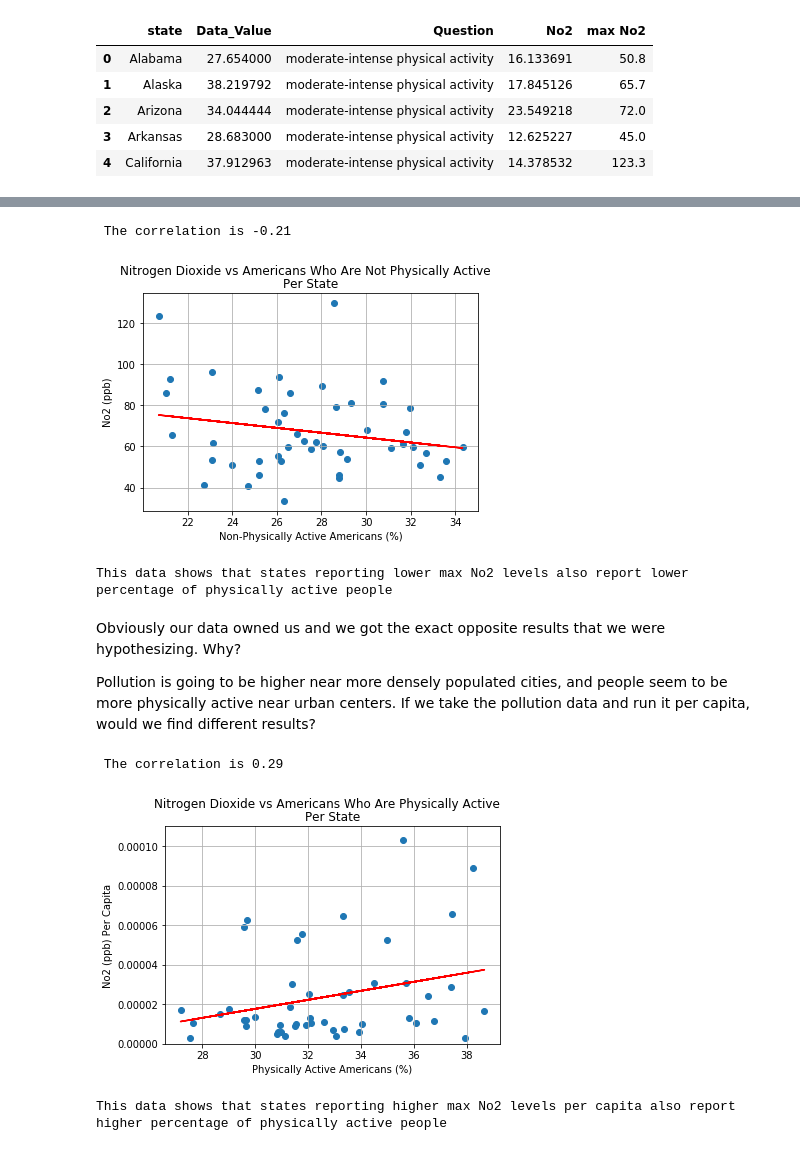
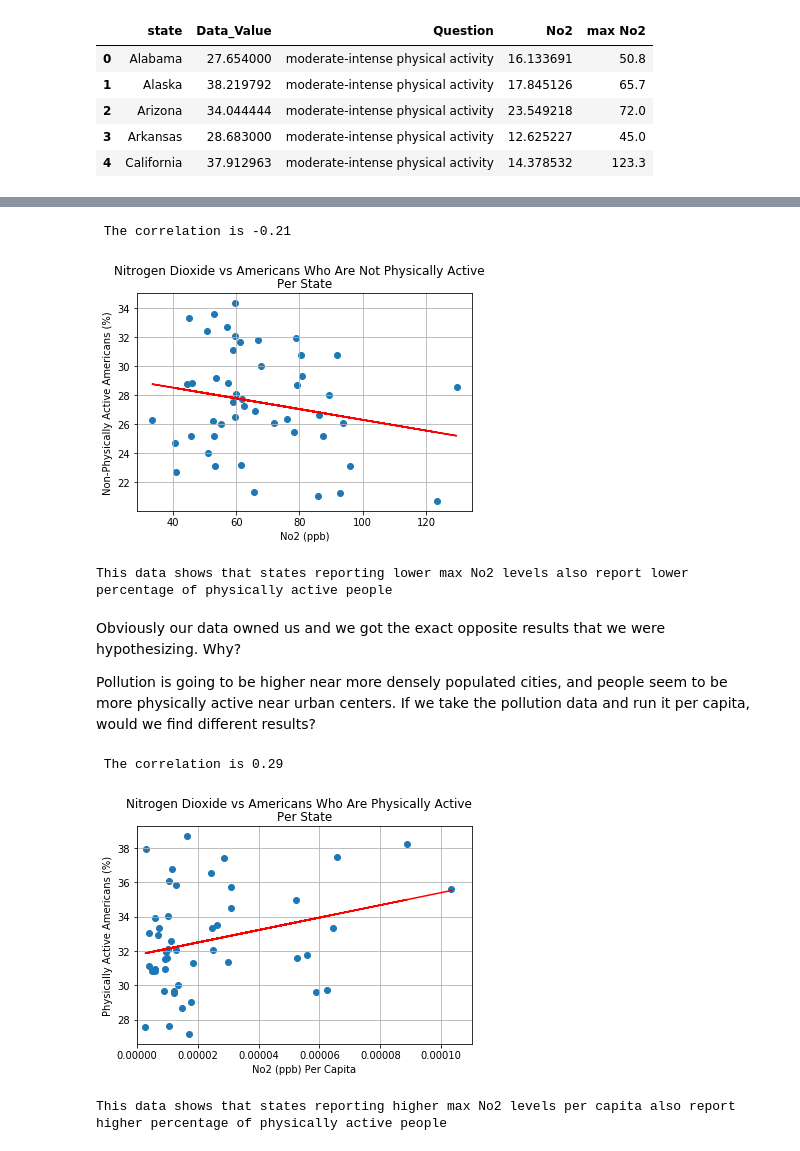
Before and after one commit to BrittLHeth/Project-1-API, a Jupyter notebook: Leah_No2_Final.ipynb, the cells around one changed output, grey strips where cells are left out. Cells and saved outputs as stored; diff of their text form; code cells hidden in the pictures.

```diff
--- a/Leah_No2_Final.ipynb
+++ b/Leah_No2_Final.ipynb
@@ -262,13 +262,13 @@ print(f"This data shows that states reporting higher max No2 levels also report
 This data shows that states reporting higher max No2 levels also report higher percentage of physically active people
 # %%
 # No2 levels compared to no physical activity
-scatter_plot(merged_no_active["Data_Value"], merged_no_active["max No2"], True, "Nitrogen Dioxide vs Americans Who Are Not Physically Active", "Per State", "Non-Physically Active Americans (%)", "No2 (ppb)")
+scatter_plot(merged_no_active["max No2"], merged_no_active["Data_Value"], True, "Nitrogen Dioxide vs Americans Who Are Not Physically Active", "Per State", "No2 (ppb)", "Non-Physically Active Americans (%)")
 plt.savefig('Images/no2_not_active.png')
 plt.show()
 print(f"This data shows that states reporting lower max No2 levels also report lower percentage of physically active people")
 # %% [output]
  The correlation is -0.21
-[figure, old version]
+[figure, new version]
 This data shows that states reporting lower max No2 levels also report lower percentage of physically active people
 # %% [markdown]
 Obviously our data owned us and we got the exact opposite results that we were hypothesizing. Why?
@@ -285,21 +285,21 @@ census_air_df = pd.merge(census2017, clean_air_df, on="state")
 # %%
 # create a column for o3 levels per capita and add it to the dataframe. Merge it to the active dataframe
 No2_per_capita = census_air_df["max No2"] / census_air_df["POPESTIMATE2017"]
 #print(No2_per_capita.describe())
 
 census_air_df["No2 per capita"] = No2_per_capita
 
 merged_census_active = pd.merge(active_df, census_air_df, on="state")
 merged_census_active.describe()
 
-scatter_plot(merged_census_active["Data_Value"], merged_census_active["No2 per capita"], True, "Nitrogen Dioxide vs Americans Who Are Physically Active", "Per State", "Physically Active Americans (%)", "No2 (ppb) Per Capita")
-plt.ylim(0, .00011)
+scatter_plot(merged_census_active["No2 per capita"], merged_census_active["Data_Value"], True, "Nitrogen Dioxide vs Americans Who Are Physically Active", "Per State", "No2 (ppb) Per Capita", "Physically Active Americans (%)")
+plt.xlim(0, .00011)
 plt.savefig('Images/no2_active_percapita.png')
 plt.show()
 print(f"This data shows that states reporting higher max No2 levels per capita also report higher percentage of physically active people")
 # %% [output]
  The correlation is 0.29
-[figure, old version]
+[figure, new version]
 This data shows that states reporting higher max No2 levels per capita also report higher percentage of physically active people
 # %%
 merged_census_no_active = pd.merge(no_active_df, census_air_df, on="state")
```
Also changed, not shown: parts of 2 cells of this notebook, 12 other files.
